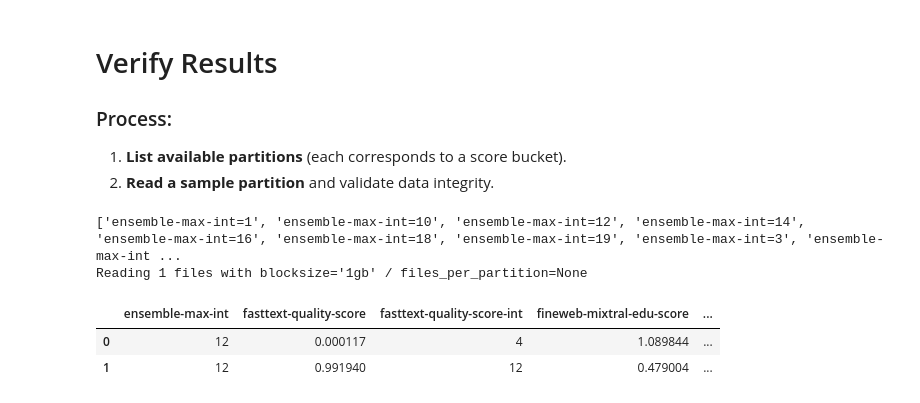
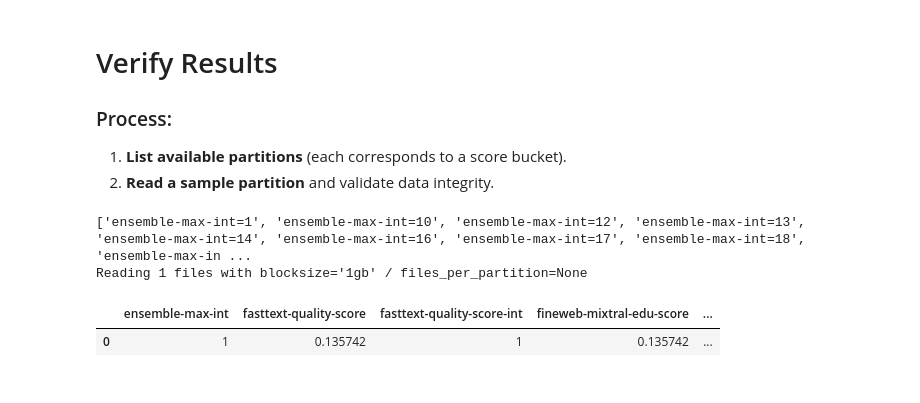
Before and after one commit to NVIDIA/NeMo-Curator, a Jupyter notebook: tutorials/distributed_data_classification/fineweb-edu-ensemble-classification.ipynb, the cells around one changed output. Cells and saved outputs as stored; diff of their text form; code cells hidden in the pictures.

```diff
--- a/tutorials/distributed_data_classification/fineweb-edu-ensemble-classification.ipynb
+++ b/tutorials/distributed_data_classification/fineweb-edu-ensemble-classification.ipynb
@@ -502,11 +502,10 @@ Writing to disk complete for 1 partition(s)
 # %%
 all_buckets = sorted(os.listdir(OUTPUT_BUCKETED_RESULTS))
 print(all_buckets)
-first_bucket= DocumentDataset.read_parquet(os.path.join(OUTPUT_BUCKETED_RESULTS, all_buckets[2]))
+first_bucket= DocumentDataset.read_parquet(os.path.join(OUTPUT_BUCKETED_RESULTS, all_buckets[0]))
 first_bucket.head()
 # %% [output]
-['ensemble-max-int=1', 'ensemble-max-int=10', 'ensemble-max-int=12', 'ensemble-max-int=14', 'ensemble-max-int=16', 'ensemble-max-int=18', 'ensemble-max-int=19', 'ensemble-max-int=3', 'ensemble-max-int ...
+['ensemble-max-int=1', 'ensemble-max-int=10', 'ensemble-max-int=12', 'ensemble-max-int=13', 'ensemble-max-int=14', 'ensemble-max-int=16', 'ensemble-max-int=17', 'ensemble-max-int=18', 'ensemble-max-in ...
 Reading 1 files with blocksize='1gb' / files_per_partition=None
 |  | ensemble-max-int | fasttext-quality-score | fasttext-quality-score-int | fineweb-mixtral-edu-score | ... |
-| 0 | 12 | 0.000117 | 4 | 1.089844 | ... |
-| 1 | 12 | 0.991940 | 12 | 0.479004 | ... |
+| 0 | 1 | 0.135742 | 1 | 0.135742 | ... |
```
Also changed, not shown: parts of 7 cells of this notebook.
